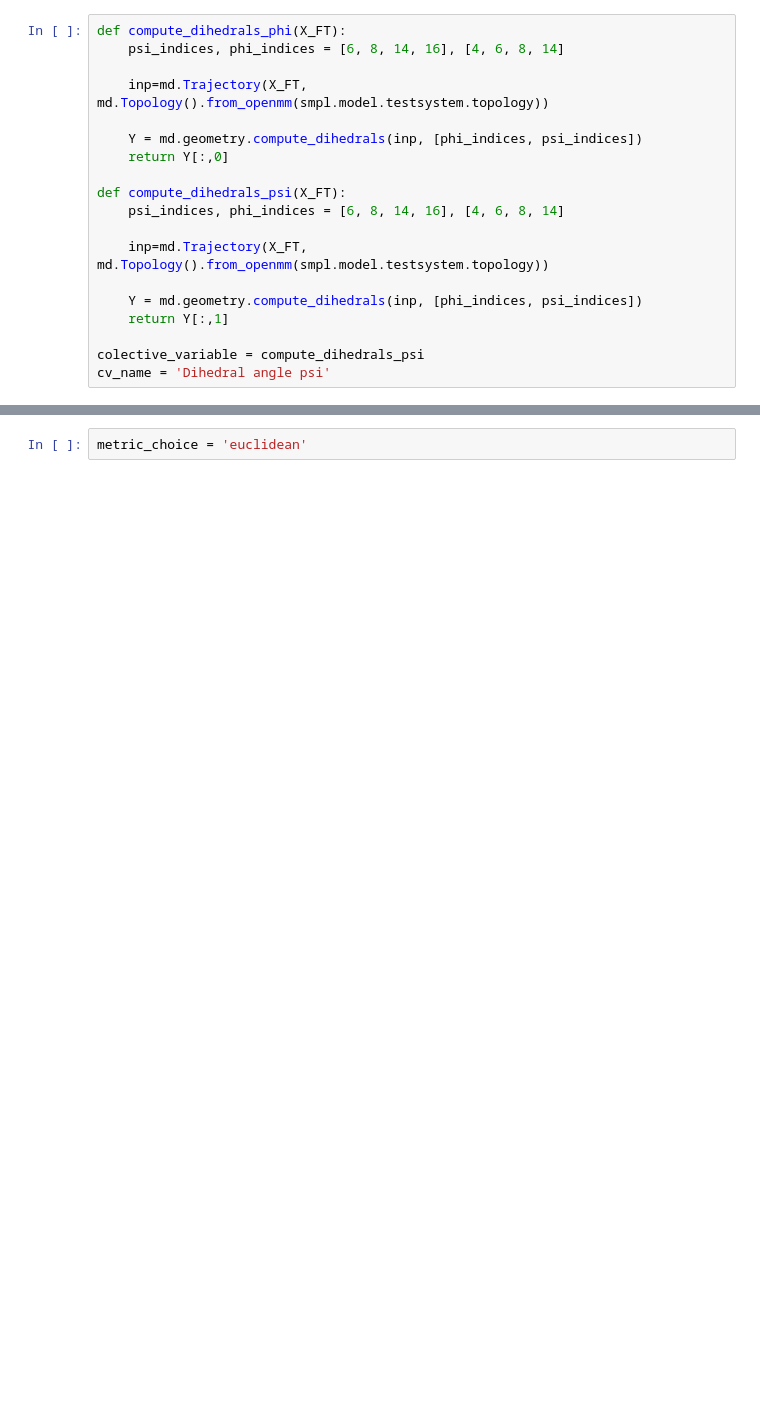
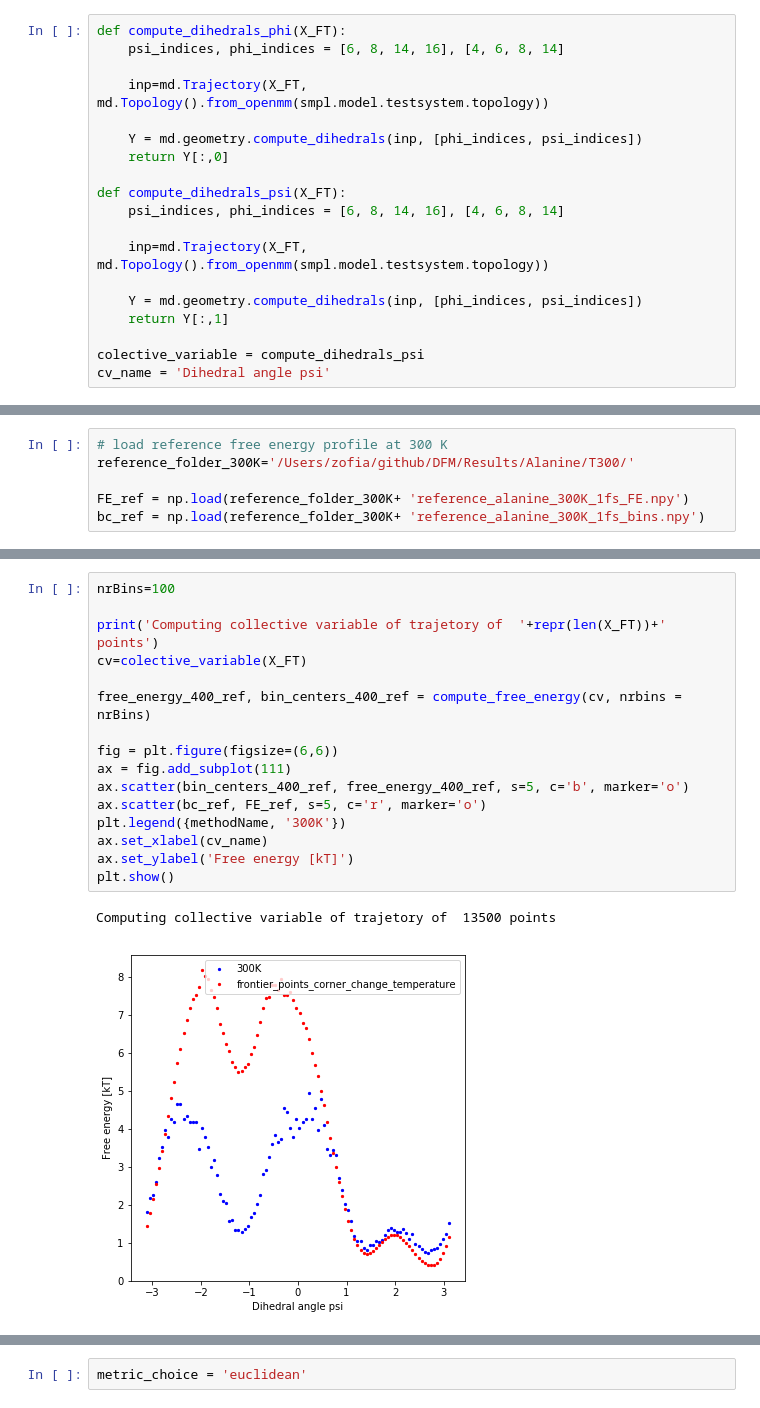
Before and after one commit to ZofiaTr/DFM, a Jupyter notebook: interactivePython/alanine_unbias.ipynb, the cells around one changed output, grey strips where cells are left out. Saved outputs shown, nothing was run; the diff lists cells and outputs as text; blank space fills up the shorter version.

```diff
--- a/interactivePython/alanine_unbias.ipynb
+++ b/interactivePython/alanine_unbias.ipynb
@@ -188,0 +291,6 @@ if pyEmmaPlot:
+# %%
+# load reference free energy profile at 300 K
+reference_folder_300K='/Users/zofia/github/DFM/Results/Alanine/T300/'
+
+FE_ref = np.load(reference_folder_300K+ 'reference_alanine_300K_1fs_FE.npy')
+bc_ref = np.load(reference_folder_300K+ 'reference_alanine_300K_1fs_bins.npy')
@@ -189,3 +307,22 @@ if pyEmmaPlot:
+# %%
+nrBins=100
+
+print('Computing collective variable of trajetory of  '+repr(len(X_FT))+' points')
+cv=colective_variable(X_FT)
+
+free_energy_400_ref, bin_centers_400_ref = compute_free_energy(cv, nrbins = nrBins)
+
+fig = plt.figure(figsize=(6,6))
+ax = fig.add_subplot(111)
+ax.scatter(bin_centers_400_ref, free_energy_400_ref, s=5, c='b', marker='o')
+ax.scatter(bc_ref, FE_ref, s=5, c='r', marker='o')
+plt.legend({methodName, '300K'})
+ax.set_xlabel(cv_name)
+ax.set_ylabel('Free energy [kT]')
+plt.show()
+# %% [output]
+Computing collective variable of trajetory of  13500 points
+[figure, added]
 # %%
 import MDAnalysis as mda
 from MDAnalysis.analysis import align
```
Also changed, not shown: parts of 25 cells of this notebook, 10 other files.
